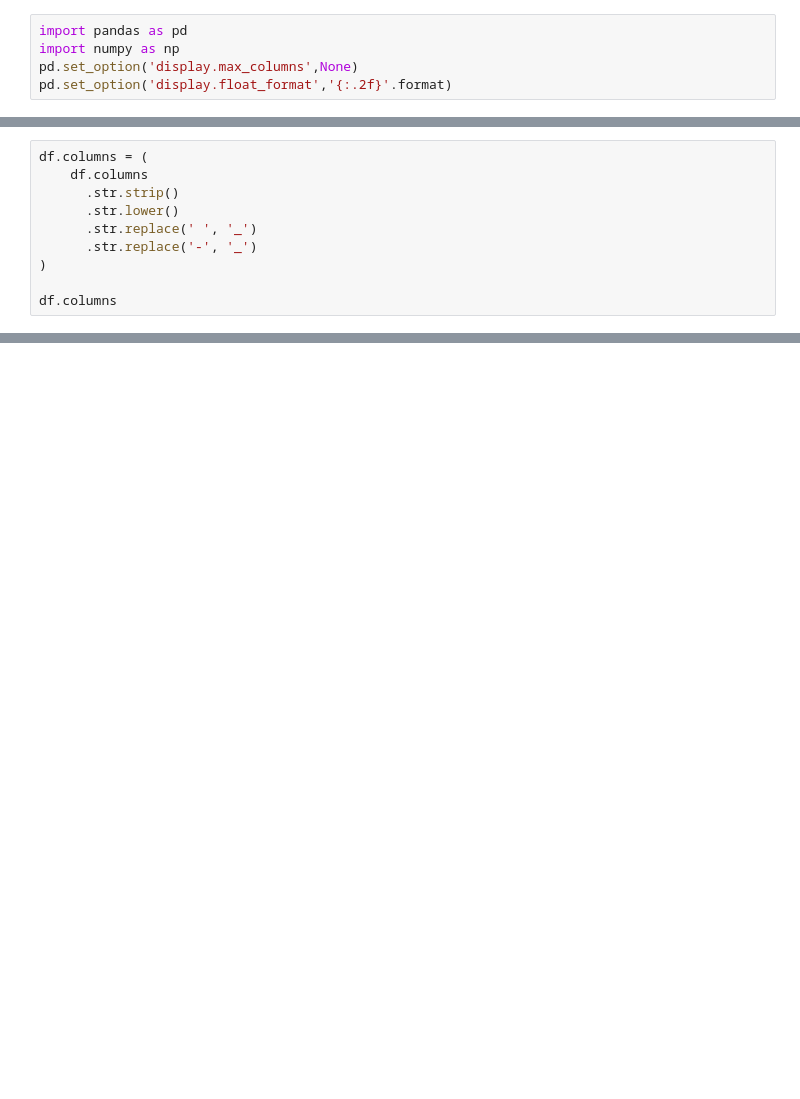
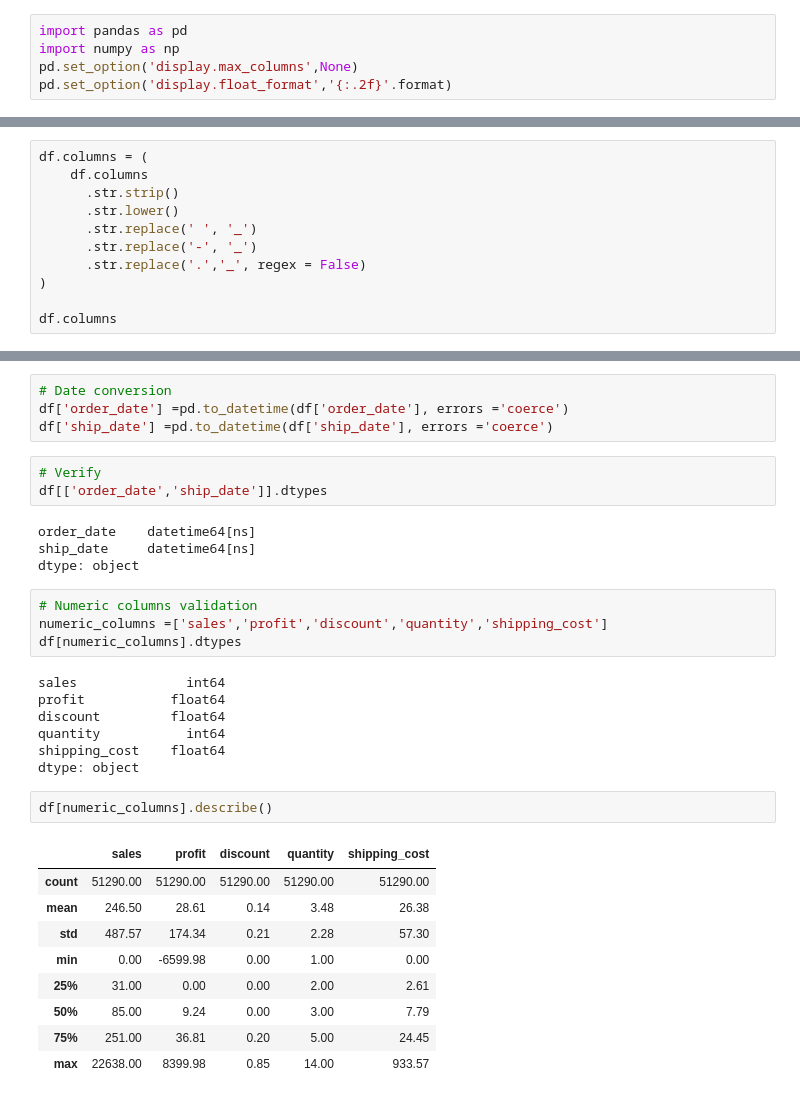
Before and after one commit to Shivacode-37/Business-Performance-Analytics, a Jupyter notebook: Notebooks/01_data_cleaning_and_feature_engineering.ipynb, the cells around one changed output, grey strips where cells are left out. Drawn from its saved outputs; the diff is of its cells as text; blank space fills up the shorter version.

Commit message:
final column standardization and data type conversion

```diff
--- a/Notebooks/01_data_cleaning_and_feature_engineering.ipynb
+++ b/Notebooks/01_data_cleaning_and_feature_engineering.ipynb
@@ -26,6 +72,7 @@ df.columns = (
       .str.lower()
       .str.replace(' ', '_')
       .str.replace('-', '_')
+      .str.replace('.','_', regex = False)
 )
 
 df.columns
@@ -45,0 +147,34 @@ df.dtypes
+# %%
+# Date conversion
+df['order_date'] =pd.to_datetime(df['order_date'], errors ='coerce')
+df['ship_date'] =pd.to_datetime(df['ship_date'], errors ='coerce')
+# %%
+# Verify
+df[['order_date','ship_date']].dtypes
+# %% [output]
+order_date    datetime64[ns]
+ship_date     datetime64[ns]
+dtype: object
+# %%
+# Numeric columns validation
+numeric_columns =['sales','profit','discount','quantity','shipping_cost']
+df[numeric_columns].dtypes
+# %% [output]
+sales              int64
+profit           float64
+discount         float64
+quantity           int64
+shipping_cost    float64
+dtype: object
+# %%
+df[numeric_columns].describe()
+# %% [output]
+|  | sales | profit | discount | quantity | shipping_cost |
+| count | 51290.00 | 51290.00 | 51290.00 | 51290.00 | 51290.00 |
+| mean | 246.50 | 28.61 | 0.14 | 3.48 | 26.38 |
+| std | 487.57 | 174.34 | 0.21 | 2.28 | 57.30 |
+| min | 0.00 | -6599.98 | 0.00 | 1.00 | 0.00 |
+| 25% | 31.00 | 0.00 | 0.00 | 2.00 | 2.61 |
+| 50% | 85.00 | 9.24 | 0.00 | 3.00 | 7.79 |
+| 75% | 251.00 | 36.81 | 0.20 | 5.00 | 24.45 |
+| max | 22638.00 | 8399.98 | 0.85 | 14.00 | 933.57 |
```
Also changed, not shown: parts of 13 cells of this notebook.
